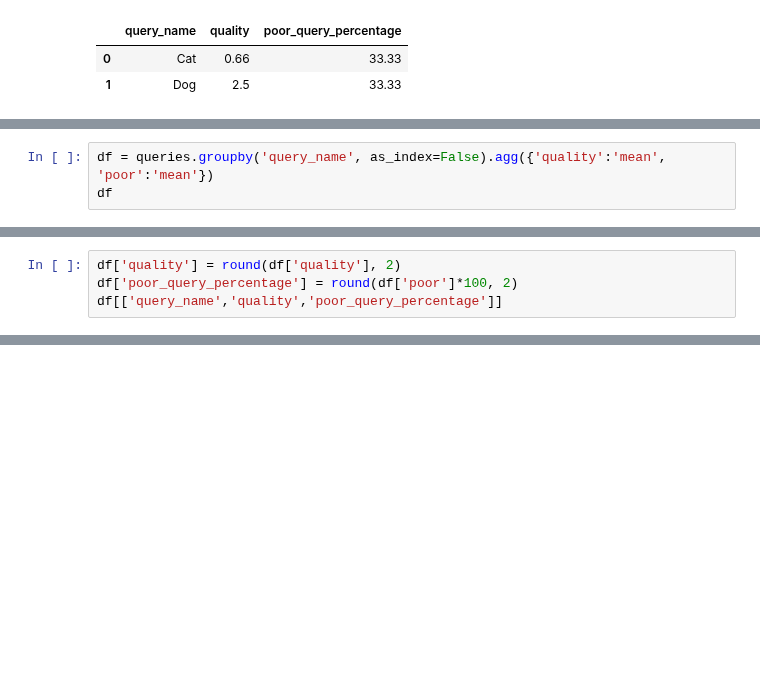
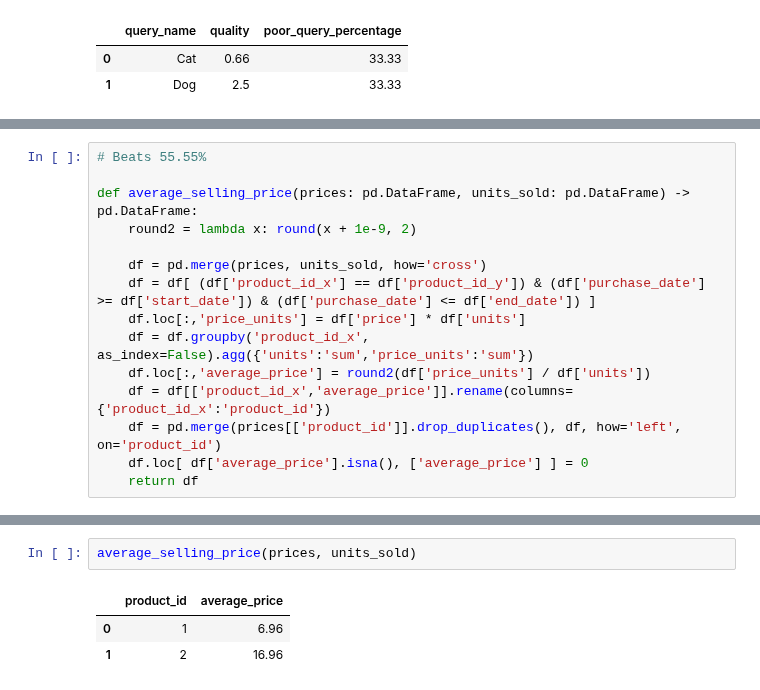
Before and after one commit to drwslv/LeetCode-Pandas, a Jupyter notebook: examples_1.ipynb, the cells around one changed output, grey strips where cells are left out. Cells and saved outputs as stored; diff of their text form; blank space fills up the shorter version.

```diff
--- a/examples_1.ipynb
+++ b/examples_1.ipynb
@@ -2544,3 +2520,0 @@ Name: rating, dtype: Int64
-# %%
-df = queries.groupby('query_name', as_index=False).agg({'quality':'mean', 'poor':'mean'})
-df
@@ -2551,4 +2520,0 @@ df
-# %%
-df['quality'] = round(df['quality'], 2)
-df['poor_query_percentage'] = round(df['poor']*100, 2)
-df[['query_name','quality','poor_query_percentage']]
@@ -2558,0 +2557,15 @@ df[['query_name','quality','poor_query_percentage']]
+# %%
+# Beats 55.55%
+
+def average_selling_price(prices: pd.DataFrame, units_sold: pd.DataFrame) -> pd.DataFrame:
+    round2 = lambda x: round(x + 1e-9, 2)
+
+    df = pd.merge(prices, units_sold, how='cross')
+    df = df[ (df['product_id_x'] == df['product_id_y']) & (df['purchase_date'] >= df['start_date']) & (df['purchase_date'] <= df['end_date']) ]
+    df.loc[:,'price_units'] = df['price'] * df['units']
+    df = df.groupby('product_id_x', as_index=False).agg({'units':'sum','price_units':'sum'})
+    df.loc[:,'average_price'] = round2(df['price_units'] / df['units'])
+    df = df[['product_id_x','average_price']].rename(columns={'product_id_x':'product_id'})
+    df = pd.merge(prices[['product_id']].drop_duplicates(), df, how='left', on='product_id')
+    df.loc[ df['average_price'].isna(), ['average_price'] ] = 0
+    return df
@@ -2558,0 +2577,6 @@ df[['query_name','quality','poor_query_percentage']]
+# %%
+average_selling_price(prices, units_sold)
+# %% [output]
+|  | product_id | average_price |
+| 0 | 1 | 6.96 |
+| 1 | 2 | 16.96 |
```
Also changed, not shown: parts of 11 cells of this notebook.
